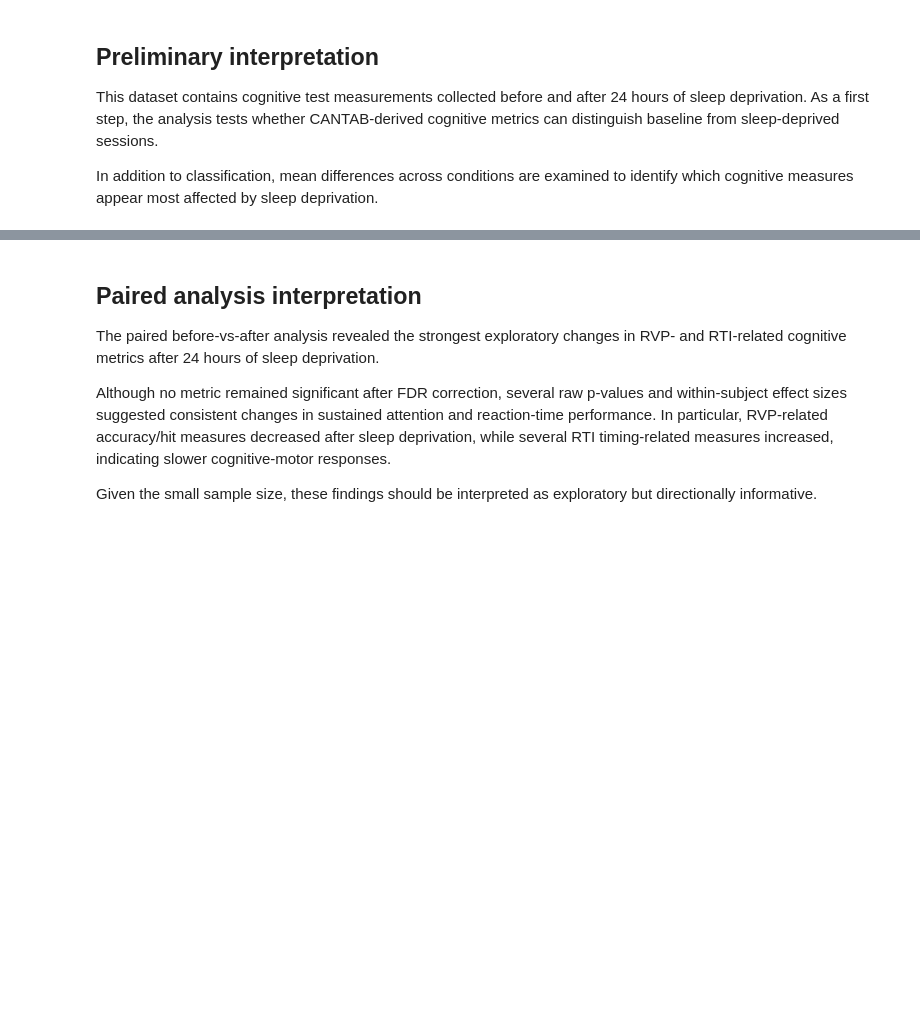
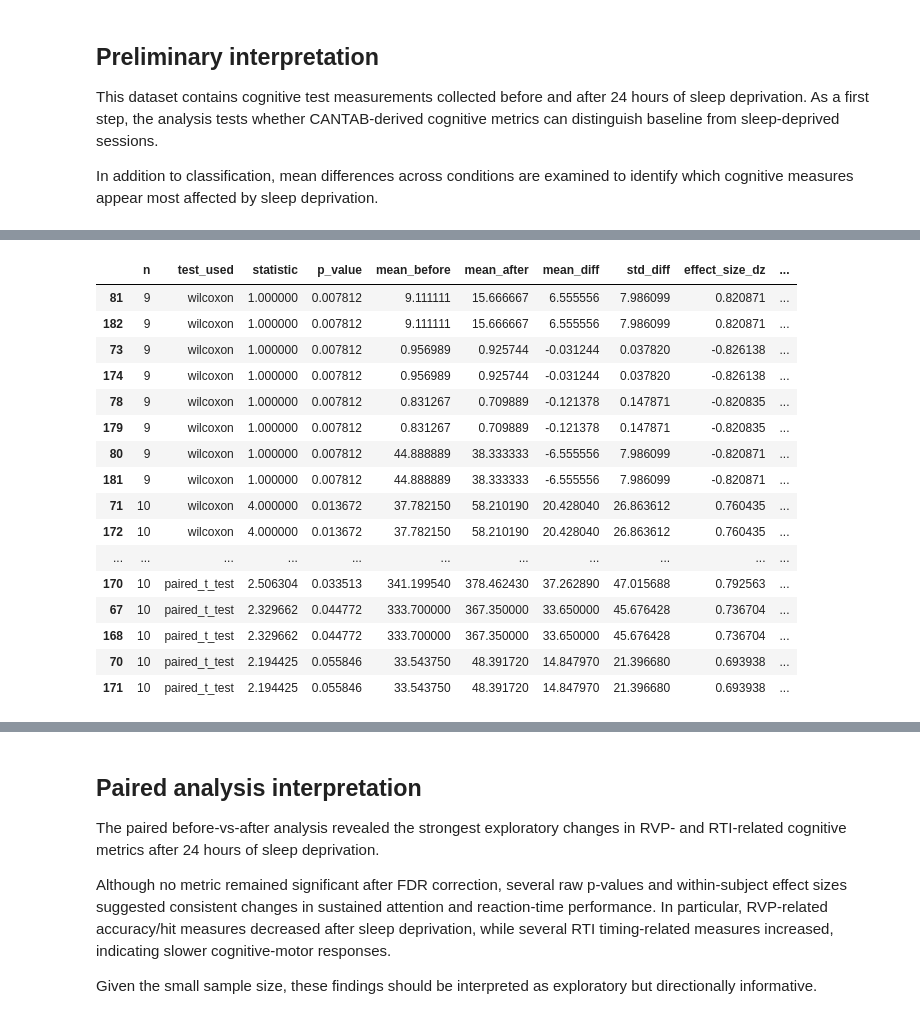
Before and after one commit to kva99kva-eng/Sleep, a Jupyter notebook: notebooks/05_sleep_deprivation_cognition.ipynb, the cells around one changed output, grey strips where cells are left out. Saved outputs shown, nothing was run; the diff lists cells and outputs as text; code cells hidden in the pictures; blank space fills up the shorter version.

Commit message:
Clean and validate sleep analysis notebooks

```diff
--- a/notebooks/05_sleep_deprivation_cognition.ipynb
+++ b/notebooks/05_sleep_deprivation_cognition.ipynb
@@ -36,18 +103,20 @@ df.describe(include='all')
 # %%
-import pandas as pd
-import numpy as np
+df_clean = df.copy()
 
-df = pd.read_csv(EXTERNAL_DIR / 'SD_CANTAB_DB_public.csv')
+drop_cols = ["Unnamed: 108", "Unnamed: 110", "Notes"]
+drop_cols = [col for col in drop_cols if col in df_clean.columns]
+df_clean = df_clean.drop(columns=drop_cols)
 
-drop_cols = ['Unnamed: 108', 'Unnamed: 110', 'Notes']
-drop_cols = [c for c in drop_cols if c in df.columns]
-df = df.drop(columns=drop_cols)
+df_clean["condition"] = df_clean["Subject ID"].str.extract(r"_(before|after)$")[0]
+df_clean["sleep_deprived"] = (df_clean["condition"] == "after").astype(int)
 
-df['condition'] = df['Subject ID'].str.extract(r'_(before|after)$')[0]
-df['sleep_deprived'] = (df['condition'] == 'after').astype(int)
+df_clean["subject_base"] = df_clean["Subject ID"].str.replace(
+    r"_(before|after)$",
+    "",
+    regex=True
+)
 
-df['subject_base'] = df['Subject ID'].str.replace(r'_(before|after)$', '', regex=True)
-
-print(df[['Subject ID', 'subject_base', 'condition', 'sleep_deprived']].head())
-print(df['condition'].value_counts(dropna=False))
-print(df.shape)
+print(df_clean[["Subject ID", "subject_base", "condition", "sleep_deprived"]].head())
+print(df_clean["condition"].value_counts(dropna=False))
+print(df_clean.shape)
+df = df_clean.copy()
@@ -207,20 +352,54 @@ def paired_test(before, after):
     }
 # %%
 results = []
+import warnings
+
+warnings.filterwarnings(
+    "ignore",
+    message="scipy.stats.shapiro: Input data has range zero.*",
+    category=UserWarning
+)
+
+for col in feature_df.columns:
+    before_col = f"{col}_before"
+    after_col = f"{col}_after"
+
+    if before_col in paired_df.columns and after_col in paired_df.columns:
+        res = paired_test(paired_df[before_col], paired_df[after_col])
+        res["metric"] = col
+        results.append(res)
 
 for col in feature_df.columns:
     before_col = f'{col}_before'
     after_col = f'{col}_after'
 
     if before_col in paired_df.columns and after_col in paired_df.columns:
         res = paired_test(paired_df[before_col], paired_df[after_col])
         res['metric'] = col
         results.append(res)
 
 paired_results_df = pd.DataFrame(results)
 
 paired_results_df = paired_results_df.sort_values(['p_value', 'mean_diff'], ascending=[True, False])
 paired_results_df.head(20)
+# %% [output]
+|  | n | test_used | statistic | p_value | mean_before | mean_after | mean_diff | std_diff | effect_size_dz | ... |
+| 81 | 9 | wilcoxon | 1.000000 | 0.007812 | 9.111111 | 15.666667 | 6.555556 | 7.986099 | 0.820871 | ... |
+| 182 | 9 | wilcoxon | 1.000000 | 0.007812 | 9.111111 | 15.666667 | 6.555556 | 7.986099 | 0.820871 | ... |
+| 73 | 9 | wilcoxon | 1.000000 | 0.007812 | 0.956989 | 0.925744 | -0.031244 | 0.037820 | -0.826138 | ... |
+| 174 | 9 | wilcoxon | 1.000000 | 0.007812 | 0.956989 | 0.925744 | -0.031244 | 0.037820 | -0.826138 | ... |
+| 78 | 9 | wilcoxon | 1.000000 | 0.007812 | 0.831267 | 0.709889 | -0.121378 | 0.147871 | -0.820835 | ... |
+| 179 | 9 | wilcoxon | 1.000000 | 0.007812 | 0.831267 | 0.709889 | -0.121378 | 0.147871 | -0.820835 | ... |
+| 80 | 9 | wilcoxon | 1.000000 | 0.007812 | 44.888889 | 38.333333 | -6.555556 | 7.986099 | -0.820871 | ... |
+| 181 | 9 | wilcoxon | 1.000000 | 0.007812 | 44.888889 | 38.333333 | -6.555556 | 7.986099 | -0.820871 | ... |
+| 71 | 10 | wilcoxon | 4.000000 | 0.013672 | 37.782150 | 58.210190 | 20.428040 | 26.863612 | 0.760435 | ... |
+| 172 | 10 | wilcoxon | 4.000000 | 0.013672 | 37.782150 | 58.210190 | 20.428040 | 26.863612 | 0.760435 | ... |
+| ... | ... | ... | ... | ... | ... | ... | ... | ... | ... | ... |
+| 170 | 10 | paired_t_test | 2.506304 | 0.033513 | 341.199540 | 378.462430 | 37.262890 | 47.015688 | 0.792563 | ... |
+| 67 | 10 | paired_t_test | 2.329662 | 0.044772 | 333.700000 | 367.350000 | 33.650000 | 45.676428 | 0.736704 | ... |
+| 168 | 10 | paired_t_test | 2.329662 | 0.044772 | 333.700000 | 367.350000 | 33.650000 | 45.676428 | 0.736704 | ... |
+| 70 | 10 | paired_t_test | 2.194425 | 0.055846 | 33.543750 | 48.391720 | 14.847970 | 21.396680 | 0.693938 | ... |
+| 171 | 10 | paired_t_test | 2.194425 | 0.055846 | 33.543750 | 48.391720 | 14.847970 | 21.396680 | 0.693938 | ... |
 # %%
 from statsmodels.stats.multitest import multipletests
 
```
Also changed, not shown: parts of 31 cells of this notebook, 6 other files.
